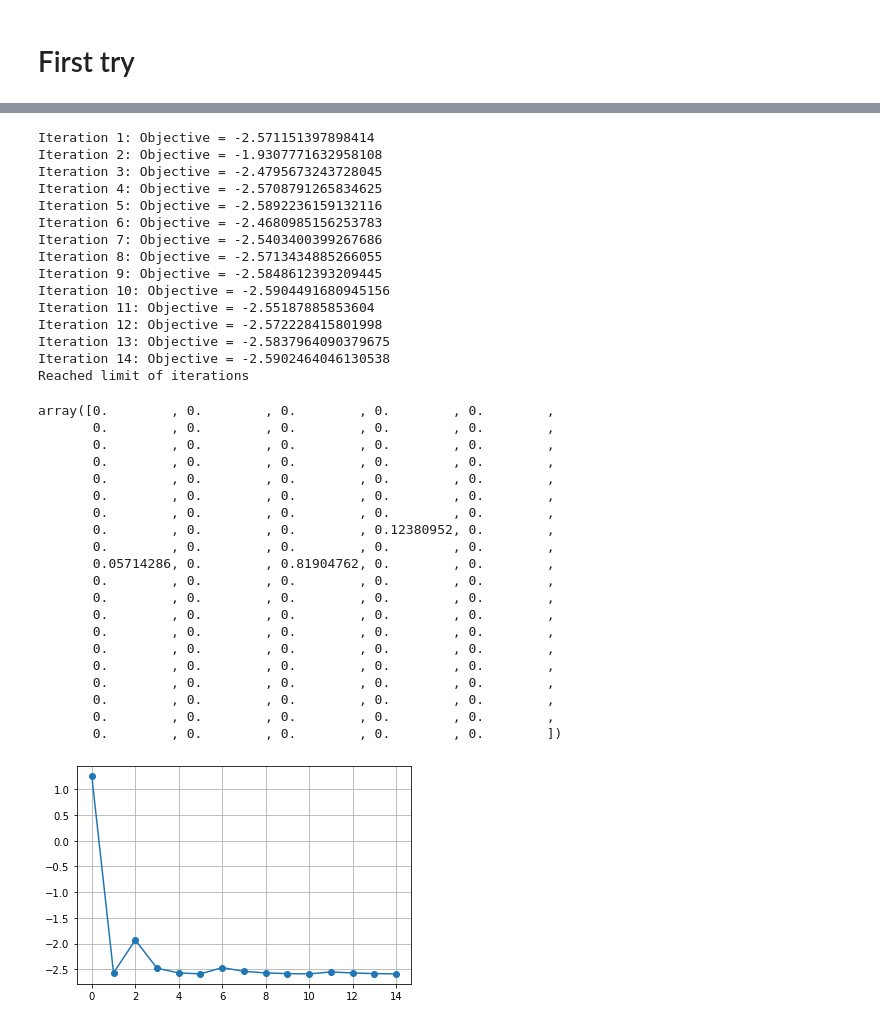
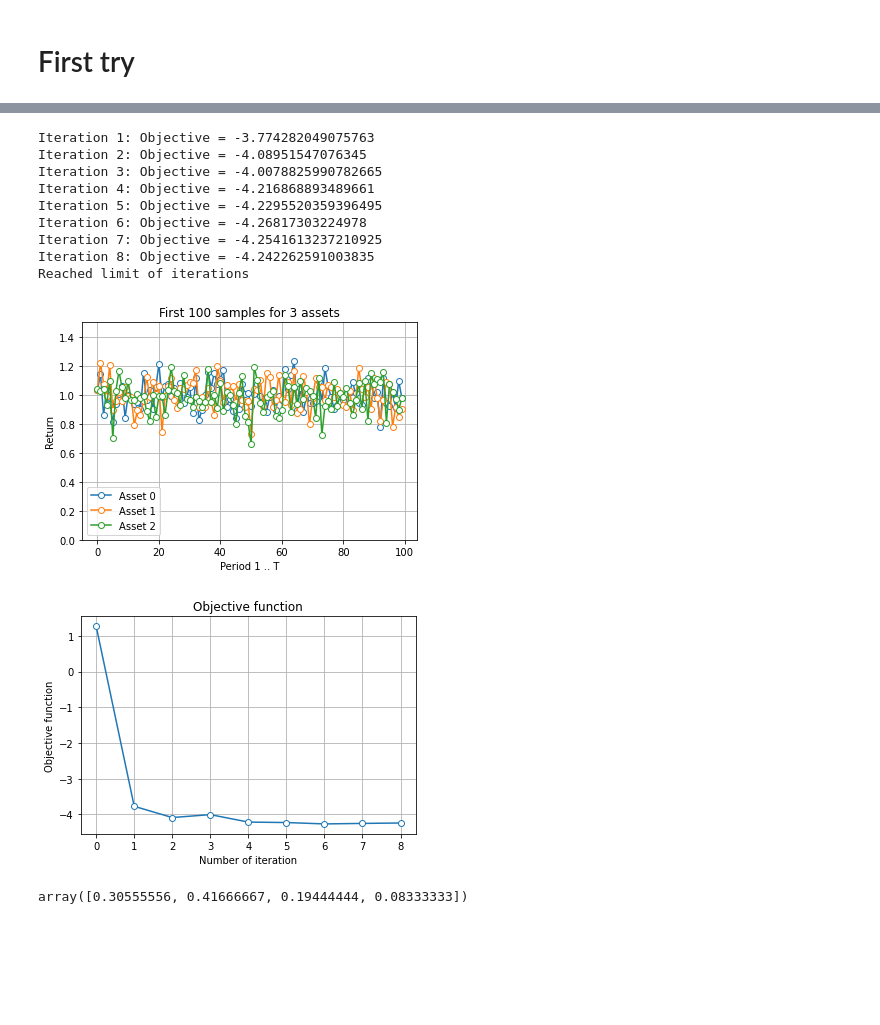
Before and after one commit to PashaIanko/Portfolio-Optimization, a Jupyter notebook: main.ipynb, the cells around one changed output, grey strips where cells are left out. Cells and saved outputs as stored; diff of their text form; code cells hidden in the pictures; blank space fills up the shorter version.

```diff
--- a/main.ipynb
+++ b/main.ipynb
@@ -202,49 +173,22 @@ Reached limit of iterations
-# %%
-investment_distribution, objective_func = frank_wolfe(
-    return_matrix = return_matrix,
-    n_iterations = 15
-)
-# %% [output]
-Iteration 1: Objective = -2.571151397898414
-Iteration 2: Objective = -1.9307771632958108
-Iteration 3: Objective = -2.4795673243728045
-Iteration 4: Objective = -2.5708791265834625
-Iteration 5: Objective = -2.5892236159132116
-Iteration 6: Objective = -2.4680985156253783
-Iteration 7: Objective = -2.5403400399267686
-Iteration 8: Objective = -2.5713434885266055
-Iteration 9: Objective = -2.5848612393209445
-Iteration 10: Objective = -2.5904491680945156
-Iteration 11: Objective = -2.55187885853604
-Iteration 12: Objective = -2.572228415801998
-Iteration 13: Objective = -2.5837964090379675
-Iteration 14: Objective = -2.5902464046130538
-Reached limit of iterations
-# %%
-investment_distribution
-# %% [output]
-array([0.        , 0.        , 0.        , 0.        , 0.        ,
-       0.        , 0.        , 0.        , 0.        , 0.        ,
-       0.        , 0.        , 0.        , 0.        , 0.        ,
-       0.        , 0.        , 0.        , 0.        , 0.        ,
-       0.        , 0.        , 0.        , 0.        , 0.        ,
-       0.        , 0.        , 0.        , 0.        , 0.        ,
-       0.        , 0.        , 0.        , 0.        , 0.        ,
-       0.        , 0.        , 0.        , 0.12380952, 0.        ,
-       0.        , 0.        , 0.        , 0.        , 0.        ,
-       0.05714286, 0.        , 0.81904762, 0.        , 0.        ,
-       0.        , 0.        , 0.        , 0.        , 0.        ,
-       0.        , 0.        , 0.        , 0.        , 0.        ,
-       0.        , 0.        , 0.        , 0.        , 0.        ,
-       0.        , 0.        , 0.        , 0.        , 0.        ,
-       0.        , 0.        , 0.        , 0.        , 0.        ,
-       0.        , 0.        , 0.        , 0.        , 0.        ,
-       0.        , 0.        , 0.        , 0.        , 0.        ,
-       0.        , 0.        , 0.        , 0.        , 0.        ,
-       0.        , 0.        , 0.        , 0.        , 0.        ,
-       0.        , 0.        , 0.        , 0.        , 0.        ])
-# %%
-plt.plot(objective_func, marker = 'o')
-plt.grid()
-# %% [output]
-[figure, removed]
+# %%
+investments, objective_func = run_experiment(
+    n_assets = 400,
+    n_periods = 250,
+    max_iterations = 8
+)
+# %% [output]
+Iteration 1: Objective = -3.774282049075763
+Iteration 2: Objective = -4.08951547076345
+Iteration 3: Objective = -4.0078825990782665
+Iteration 4: Objective = -4.216868893489661
+Iteration 5: Objective = -4.2295520359396495
+Iteration 6: Objective = -4.26817303224978
+Iteration 7: Objective = -4.2541613237210925
+Iteration 8: Objective = -4.242262591003835
+Reached limit of iterations
+[figure, added]
+[figure, added]
+# %%
+investments[investments != 0.0]
+# %% [output]
+array([0.30555556, 0.41666667, 0.19444444, 0.08333333])
```
Also changed, not shown: parts of 6 cells of this notebook.
